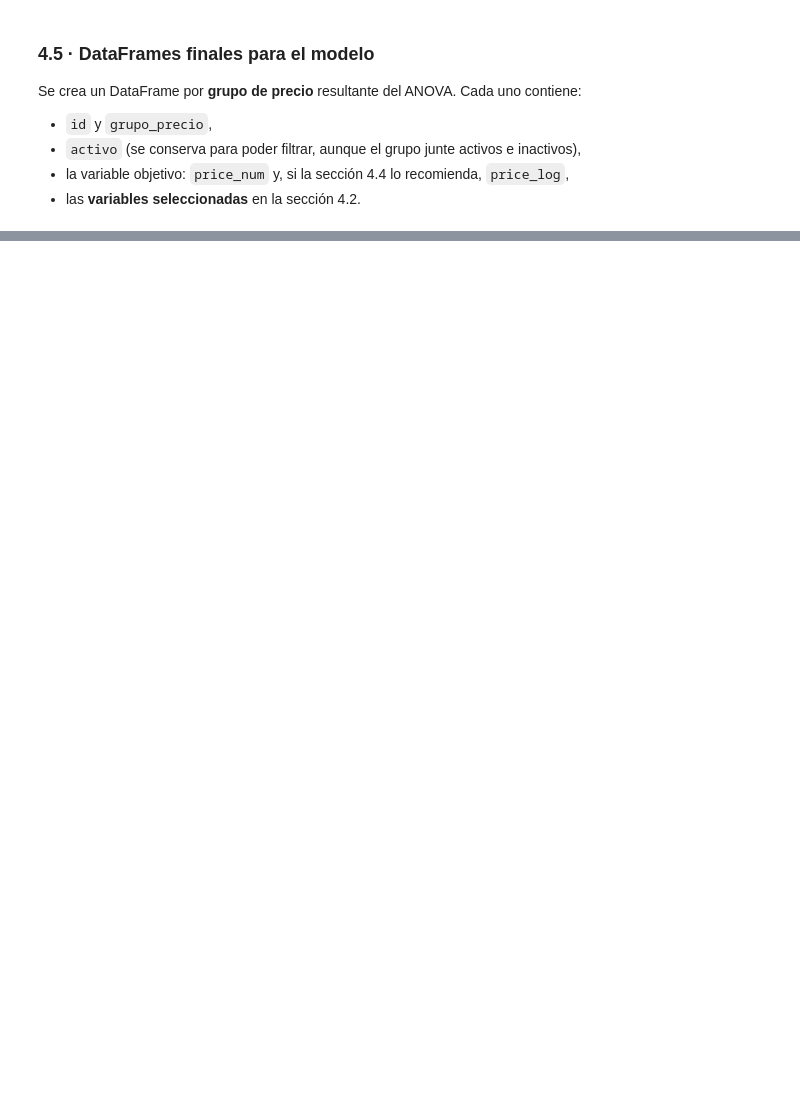
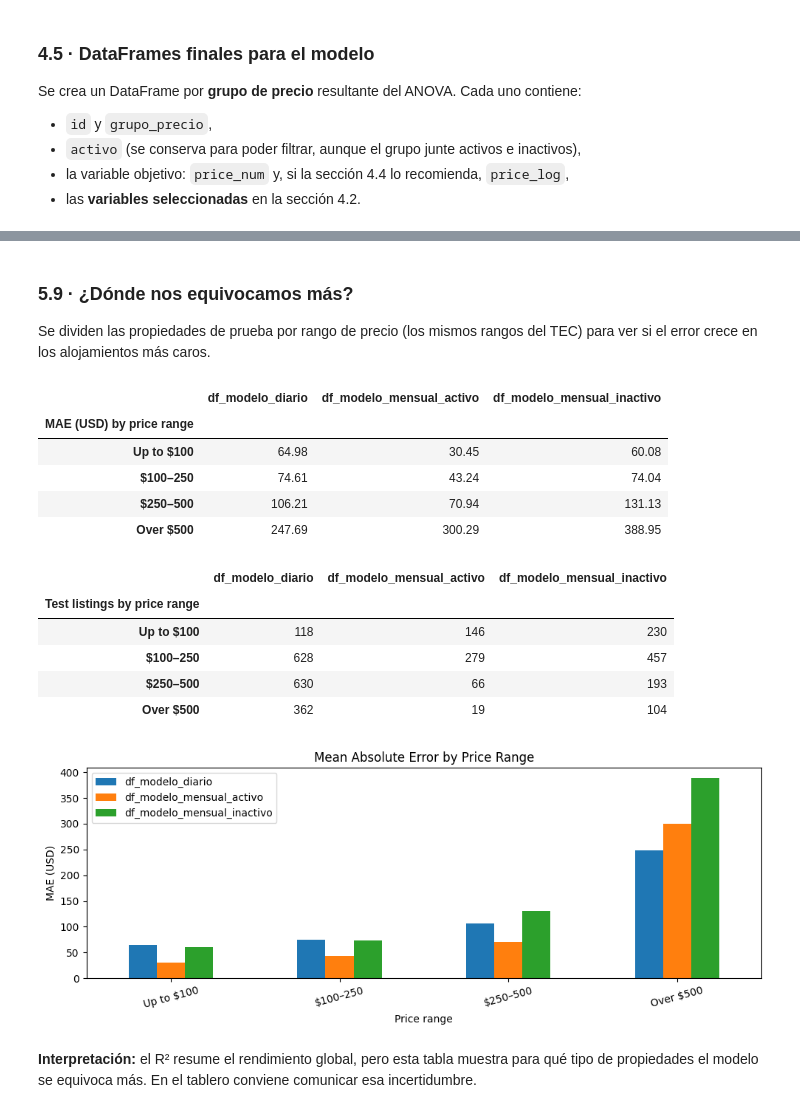
Before and after one commit to andrw4-4/airbnb-la-stay-actd, a Jupyter notebook: notebooks/LA_LA_Stay_.ipynb, the cells around one changed output, grey strips where cells are left out. Saved outputs shown, nothing was run; the diff lists cells and outputs as text; code cells hidden in the pictures; blank space fills up the shorter version.

```diff
--- a/notebooks/LA_LA_Stay_.ipynb
+++ b/notebooks/LA_LA_Stay_.ipynb
@@ -943,0 +1420,37 @@ for g, name in NAMES.items():
+# %% [markdown]
+### 5.9 · ¿Dónde nos equivocamos más?
+Se dividen las propiedades de prueba por rango de precio (los mismos rangos del TEC) para ver si el error crece en los alojamientos más caros.
+# %%
+range_rows = {}
+for name, d in datasets.items():
+    error_df = pd.DataFrame({'Actual': d['y_test'], 'Error': abs(d['y_test'] - d['y_pred'])})
+    error_df['Price range'] = pd.cut(error_df['Actual'], bins=[0, 100, 250, 500, np.inf],
+                                     labels=['Up to $100', '$100–250', '$250–500', 'Over $500'])
+    range_rows[name] = error_df.groupby('Price range', observed=False)['Error'].agg(['mean', 'count'])
+error_by_range = pd.concat({n: t['mean'] for n, t in range_rows.items()}, axis=1)
+listings_by_range = pd.concat({n: t['count'] for n, t in range_rows.items()}, axis=1)
+display(error_by_range.round(2).rename_axis('MAE (USD) by price range'))
+display(listings_by_range.rename_axis('Test listings by price range'))
+
+error_by_range.plot(kind='bar', figsize=(10, 4))
+plt.title('Mean Absolute Error by Price Range')
+plt.ylabel('MAE (USD)')
+plt.xticks(rotation=15)
+plt.tight_layout()
+plt.show()
+# %% [output]
+|  | df_modelo_diario | df_modelo_mensual_activo | df_modelo_mensual_inactivo |
+| MAE (USD) by price range |  |  |  |
+| Up to $100 | 64.98 | 30.45 | 60.08 |
+| $100–250 | 74.61 | 43.24 | 74.04 |
+| $250–500 | 106.21 | 70.94 | 131.13 |
+| Over $500 | 247.69 | 300.29 | 388.95 |
+|  | df_modelo_diario | df_modelo_mensual_activo | df_modelo_mensual_inactivo |
+| Test listings by price range |  |  |  |
+| Up to $100 | 118 | 146 | 230 |
+| $100–250 | 628 | 279 | 457 |
+| $250–500 | 630 | 66 | 193 |
+| Over $500 | 362 | 19 | 104 |
+[figure, added]
+# %% [markdown]
+**Interpretación:** el R² resume el rendimiento global, pero esta tabla muestra para qué tipo de propiedades el modelo se equivoca más. En el tablero conviene comunicar esa incertidumbre.
```
Also changed, not shown: parts of 56 cells of this notebook.
